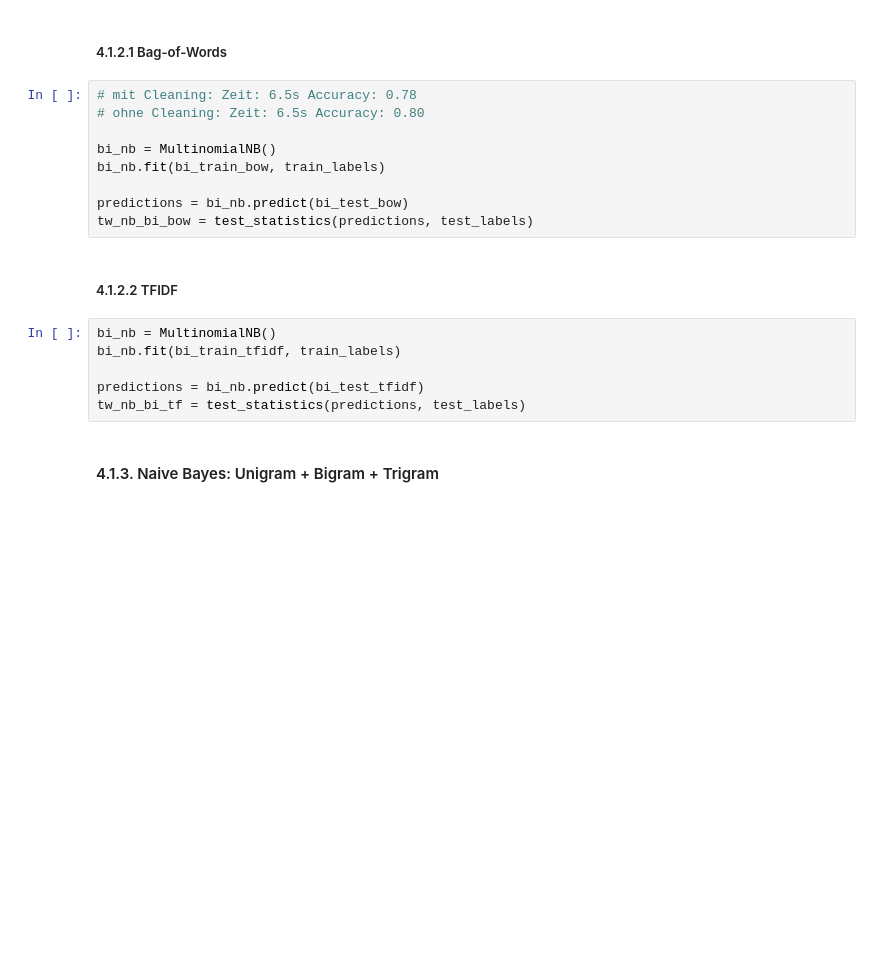
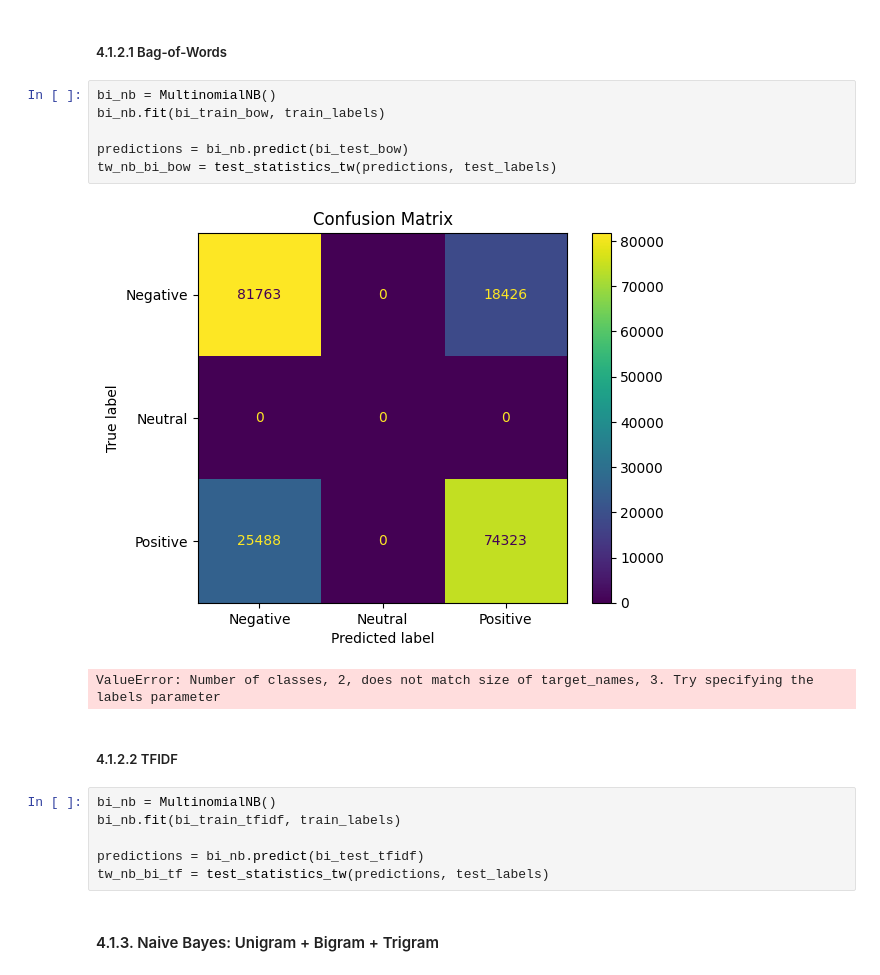
Before and after one commit to nklsKrmnn/LSC_Sentiment_Analysis, a Jupyter notebook: Project_BoW.ipynb, the cells around one changed output. Drawn from its saved outputs; the diff is of its cells as text; blank space fills up the shorter version.

```diff
--- a/Project_BoW.ipynb
+++ b/Project_BoW.ipynb
@@ -948,14 +934,14 @@ tw_nb_uni_tf = test_statistics(predictions, test_labels)
 # %% [markdown]
 ##### 4.1.2.1 Bag-of-Words
 # %%
-# mit Cleaning: Zeit: 6.5s Accuracy: 0.78
-# ohne Cleaning: Zeit: 6.5s Accuracy: 0.80
-
 bi_nb = MultinomialNB()
 bi_nb.fit(bi_train_bow, train_labels)
 
 predictions = bi_nb.predict(bi_test_bow)
-tw_nb_bi_bow = test_statistics(predictions, test_labels)
+tw_nb_bi_bow = test_statistics_tw(predictions, test_labels)
+# %% [output]
+[figure, added]
+ValueError: Number of classes, 2, does not match size of target_names, 3. Try specifying the labels parameter
 # %% [markdown]
 ##### 4.1.2.2 TFIDF
 # %%
@@ -963,7 +949,7 @@ bi_nb = MultinomialNB()
 bi_nb.fit(bi_train_tfidf, train_labels)
 
 predictions = bi_nb.predict(bi_test_tfidf)
-tw_nb_bi_tf = test_statistics(predictions, test_labels)
+tw_nb_bi_tf = test_statistics_tw(predictions, test_labels)
 # %% [markdown]
 #### 4.1.3. Naive Bayes: Unigram + Bigram + Trigram
 # %% [markdown]
```
Also changed, not shown: parts of 65 cells of this notebook.
